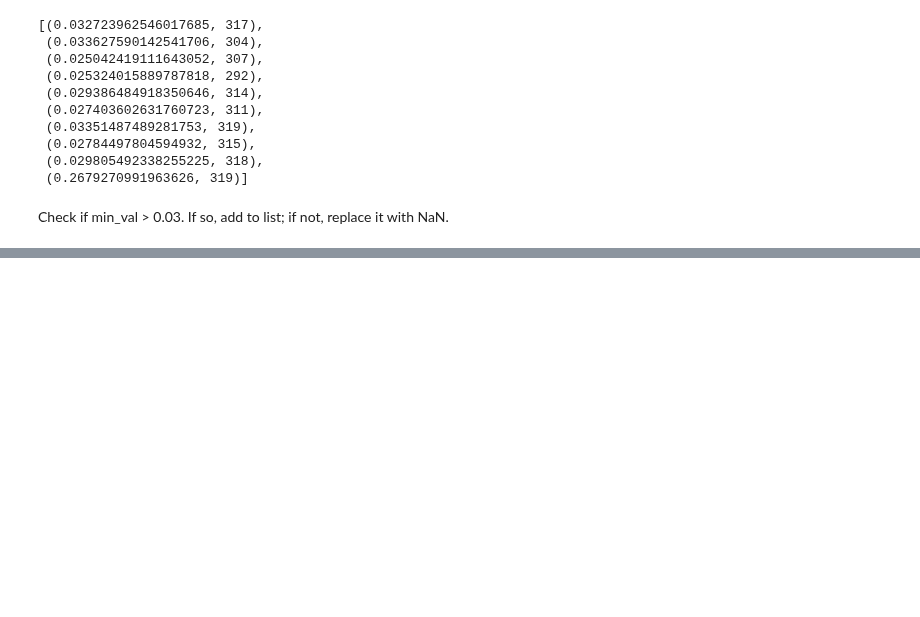
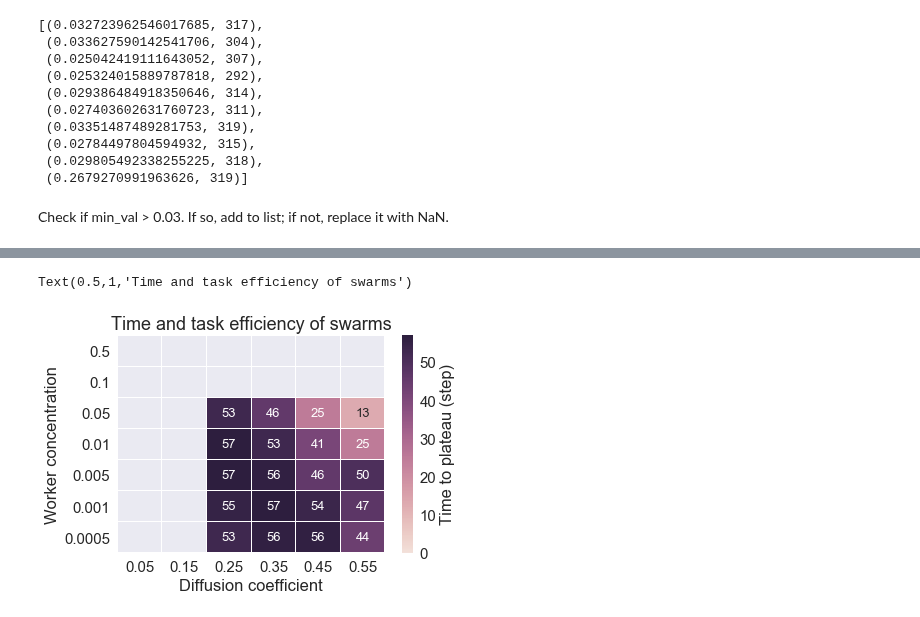
Before and after one commit to dieumynguyen/bee_communication, a Jupyter notebook: assess_efficiency.ipynb, the cells around one changed output, grey strips where cells are left out. Cells and saved outputs as stored; diff of their text form; code cells hidden in the pictures; blank space fills up the shorter version.

Commit message:
assess_efficiency

```diff
--- a/assess_efficiency.ipynb
+++ b/assess_efficiency.ipynb
@@ -70,0 +196,7 @@ print(time_data)
+# %%
+data = {}
+for i, d in enumerate(diffusion_coefficients):
+    all_W = all_W_1_D(d)
+    data[d] = all_W
+
+data
@@ -70,0 +227,3 @@ print(time_data)
+# %%
+df = pd.DataFrame(data, index=worker_bee_concentrations)
+df
@@ -70,0 +239,4 @@ print(time_data)
+# %%
+df2 = df.fillna(0)
+# %%
+df2 = df2.astype(np.int)
@@ -70,0 +264,15 @@ print(time_data)
+# %%
+cmap = sns.cubehelix_palette(as_cmap=True, light=.9)
+sns.set(font_scale = 1.5)
+
+mask = df.isnull()
+ax = sns.heatmap(df2, mask=mask, linewidths=.1,
+                 cmap=cmap, annot=True, fmt="d", annot_kws={"size": 13},
+                 cbar_kws={'label': 'Time to plateau (step)'})
+ax.invert_yaxis()
+ax.set_xlabel("Diffusion coefficient")
+ax.set_ylabel("Worker concentration")
+ax.set_title('Time and task efficiency of swarms')
+# %% [output]
+Text(0.5,1,'Time and task efficiency of swarms')
+[figure, added]
```
Also changed, not shown: parts of 14 cells of this notebook.
